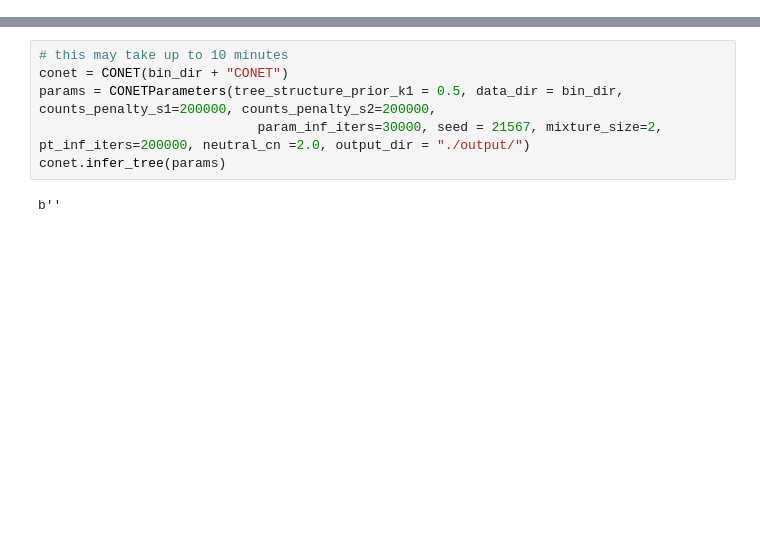
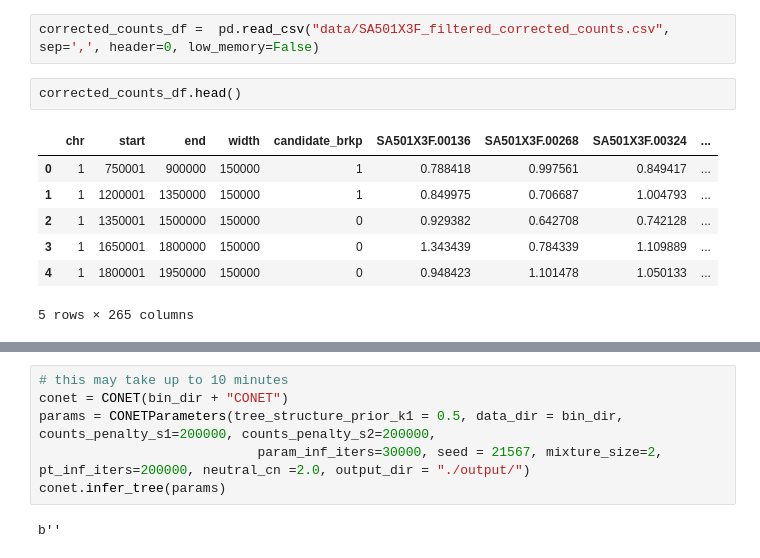
Before and after one commit to szczurek-lab/CONET, a Jupyter notebook: python/notebooks/biological_data/biological_data.ipynb, the cells around one changed output, grey strips where cells are left out. Drawn from its saved outputs; the diff is of its cells as text; blank space fills up the shorter version.

```diff
--- a/python/notebooks/biological_data/biological_data.ipynb
+++ b/python/notebooks/biological_data/biological_data.ipynb
@@ -17,0 +12,12 @@ conet.infer_tree(params)
+# %%
+corrected_counts_df =  pd.read_csv("data/SA501X3F_filtered_corrected_counts.csv", sep=',', header=0, low_memory=False)
+# %%
+corrected_counts_df.head()
+# %% [output]
+|  | chr | start | end | width | candidate_brkp | SA501X3F.00136 | SA501X3F.00268 | SA501X3F.00324 | ... |
+| 0 | 1 | 750001 | 900000 | 150000 | 1 | 0.788418 | 0.997561 | 0.849417 | ... |
+| 1 | 1 | 1200001 | 1350000 | 150000 | 1 | 0.849975 | 0.706687 | 1.004793 | ... |
+| 2 | 1 | 1350001 | 1500000 | 150000 | 0 | 0.929382 | 0.642708 | 0.742128 | ... |
+| 3 | 1 | 1650001 | 1800000 | 150000 | 0 | 1.343439 | 0.784339 | 1.109889 | ... |
+| 4 | 1 | 1800001 | 1950000 | 150000 | 0 | 0.948423 | 1.101478 | 1.050133 | ... |
+5 rows × 265 columns
```
Also changed, not shown: parts of 6 cells of this notebook, 15 other files.
